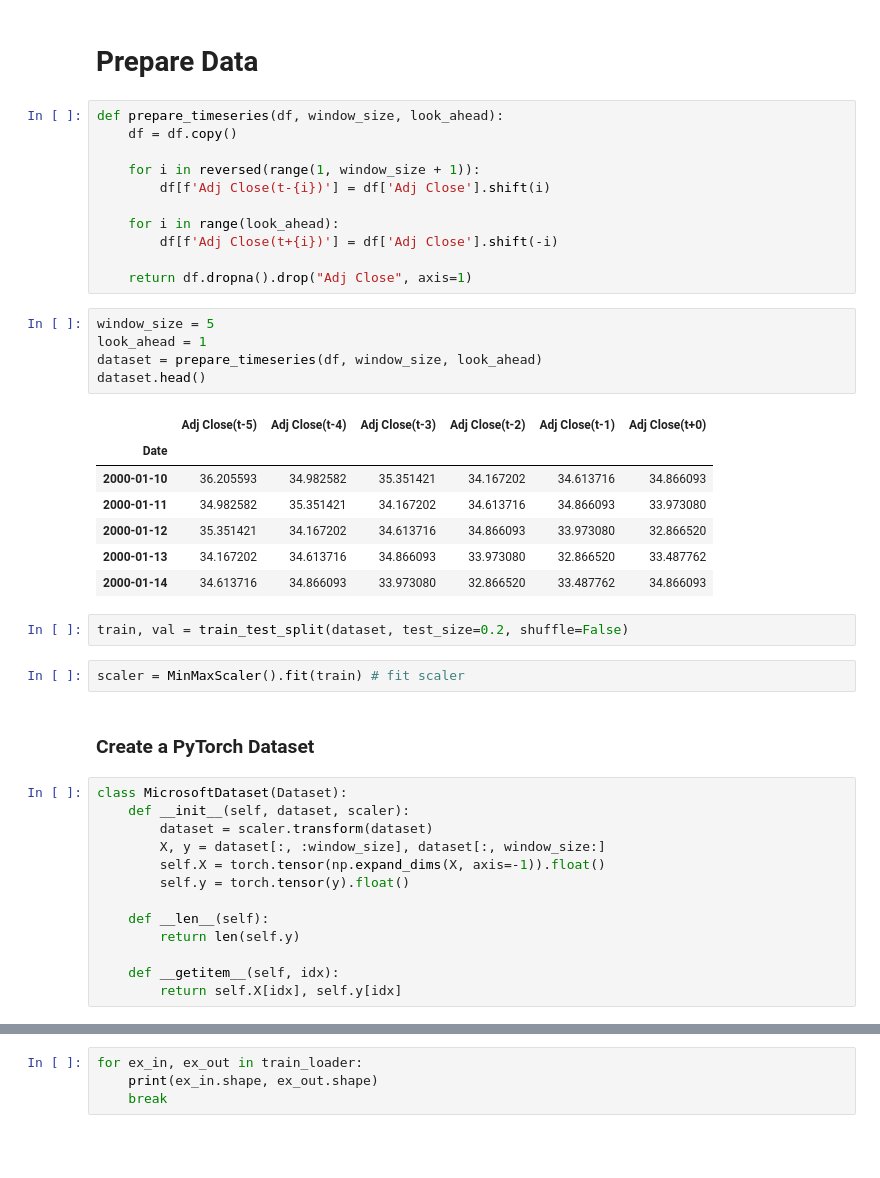
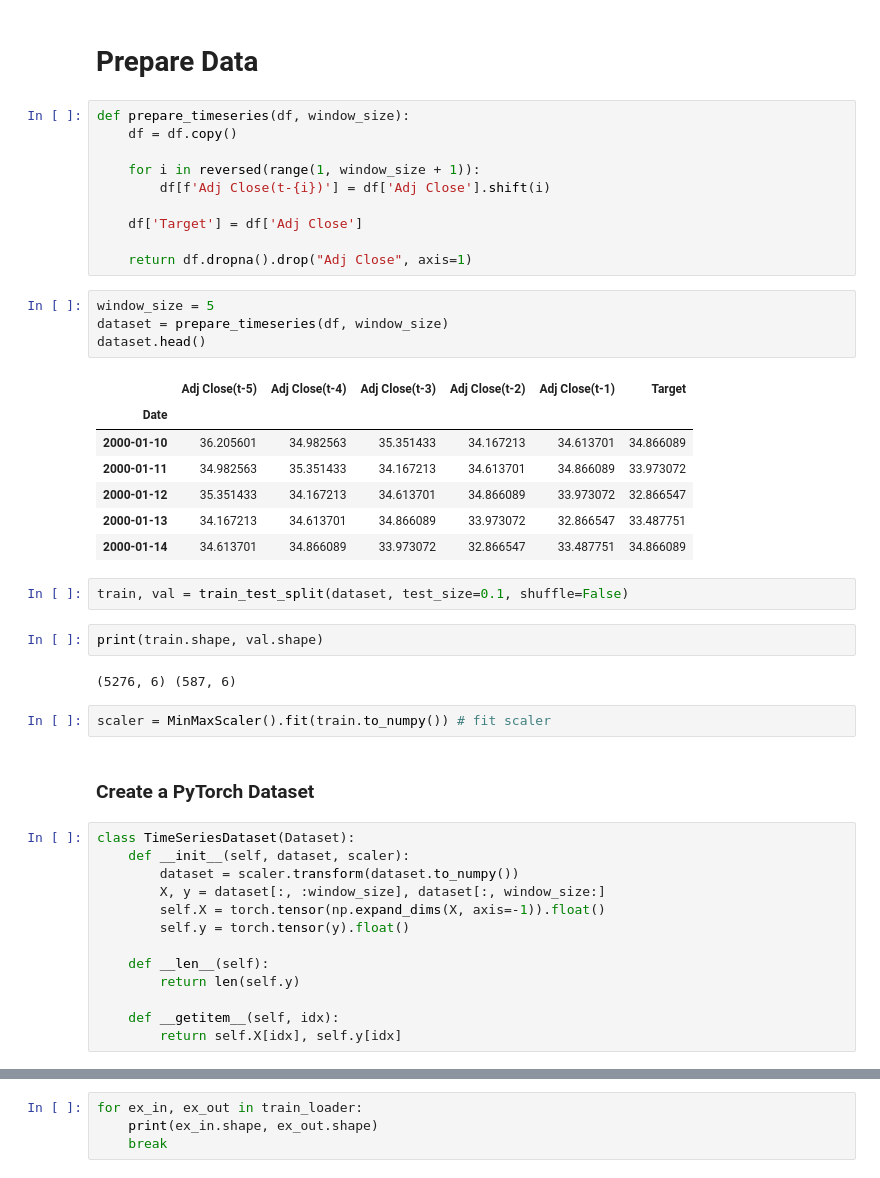
Before and after one commit to danplotkin/LSTM_Time_Series, a Jupyter notebook: LSTM.ipynb, the cells around one changed output, grey strips where cells are left out. Cells and saved outputs as stored; diff of their text form; blank space fills up the shorter version.

```diff
--- a/LSTM.ipynb
+++ b/LSTM.ipynb
@@ -85,39 +87,41 @@ plt.show()
 # %% [markdown]
 # Prepare Data
 # %%
-def prepare_timeseries(df, window_size, look_ahead):
+def prepare_timeseries(df, window_size):
     df = df.copy()
 
     for i in reversed(range(1, window_size + 1)):
         df[f'Adj Close(t-{i})'] = df['Adj Close'].shift(i)
 
-    for i in range(look_ahead):
-        df[f'Adj Close(t+{i})'] = df['Adj Close'].shift(-i)
+    df['Target'] = df['Adj Close']
 
     return df.dropna().drop("Adj Close", axis=1)
 # %%
 window_size = 5
-look_ahead = 1
-dataset = prepare_timeseries(df, window_size, look_ahead)
+dataset = prepare_timeseries(df, window_size)
 dataset.head()
 # %% [output]
-|  | Adj Close(t-5) | Adj Close(t-4) | Adj Close(t-3) | Adj Close(t-2) | Adj Close(t-1) | Adj Close(t+0) |
+|  | Adj Close(t-5) | Adj Close(t-4) | Adj Close(t-3) | Adj Close(t-2) | Adj Close(t-1) | Target |
 | Date |  |  |  |  |  |  |
-| 2000-01-10 | 36.205593 | 34.982582 | 35.351421 | 34.167202 | 34.613716 | 34.866093 |
-| 2000-01-11 | 34.982582 | 35.351421 | 34.167202 | 34.613716 | 34.866093 | 33.973080 |
-| 2000-01-12 | 35.351421 | 34.167202 | 34.613716 | 34.866093 | 33.973080 | 32.866520 |
-| 2000-01-13 | 34.167202 | 34.613716 | 34.866093 | 33.973080 | 32.866520 | 33.487762 |
-| 2000-01-14 | 34.613716 | 34.866093 | 33.973080 | 32.866520 | 33.487762 | 34.866093 |
+| 2000-01-10 | 36.205601 | 34.982563 | 35.351433 | 34.167213 | 34.613701 | 34.866089 |
+| 2000-01-11 | 34.982563 | 35.351433 | 34.167213 | 34.613701 | 34.866089 | 33.973072 |
+| 2000-01-12 | 35.351433 | 34.167213 | 34.613701 | 34.866089 | 33.973072 | 32.866547 |
+| 2000-01-13 | 34.167213 | 34.613701 | 34.866089 | 33.973072 | 32.866547 | 33.487751 |
+| 2000-01-14 | 34.613701 | 34.866089 | 33.973072 | 32.866547 | 33.487751 | 34.866089 |
 # %%
-train, val = train_test_split(dataset, test_size=0.2, shuffle=False)
+train, val = train_test_split(dataset, test_size=0.1, shuffle=False)
+# %%
+print(train.shape, val.shape)
+# %% [output]
+(5276, 6) (587, 6)
 # %%
-scaler = MinMaxScaler().fit(train) # fit scaler
+scaler = MinMaxScaler().fit(train.to_numpy()) # fit scaler
 # %% [markdown]
 ### Create a PyTorch Dataset
 # %%
-class MicrosoftDataset(Dataset):
+class TimeSeriesDataset(Dataset):
     def __init__(self, dataset, scaler):
-        dataset = scaler.transform(dataset)
+        dataset = scaler.transform(dataset.to_numpy())
         X, y = dataset[:, :window_size], dataset[:, window_size:]
         self.X = torch.tensor(np.expand_dims(X, axis=-1)).float()
         self.y = torch.tensor(y).float()
```
Also changed, not shown: parts of 17 cells of this notebook.
